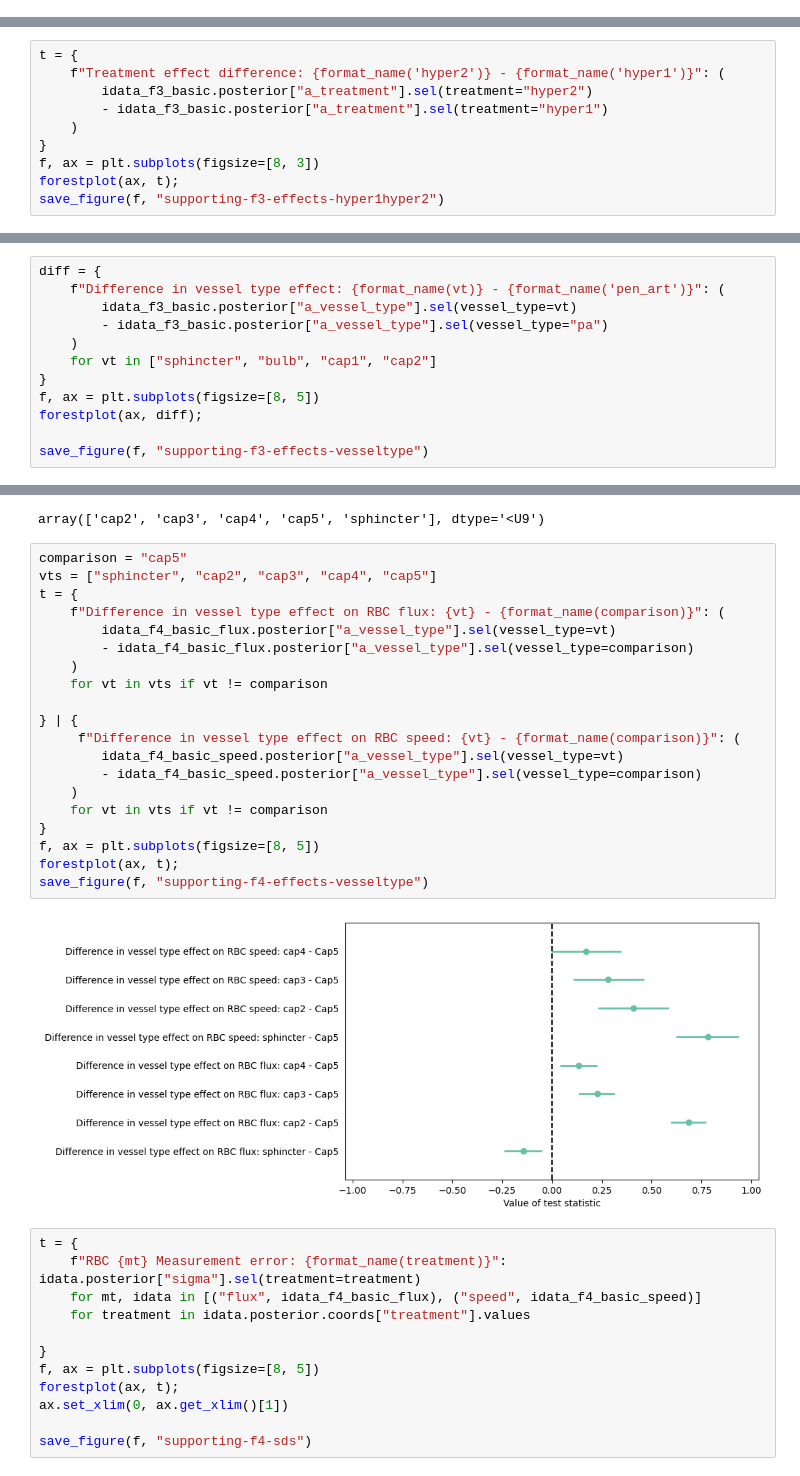
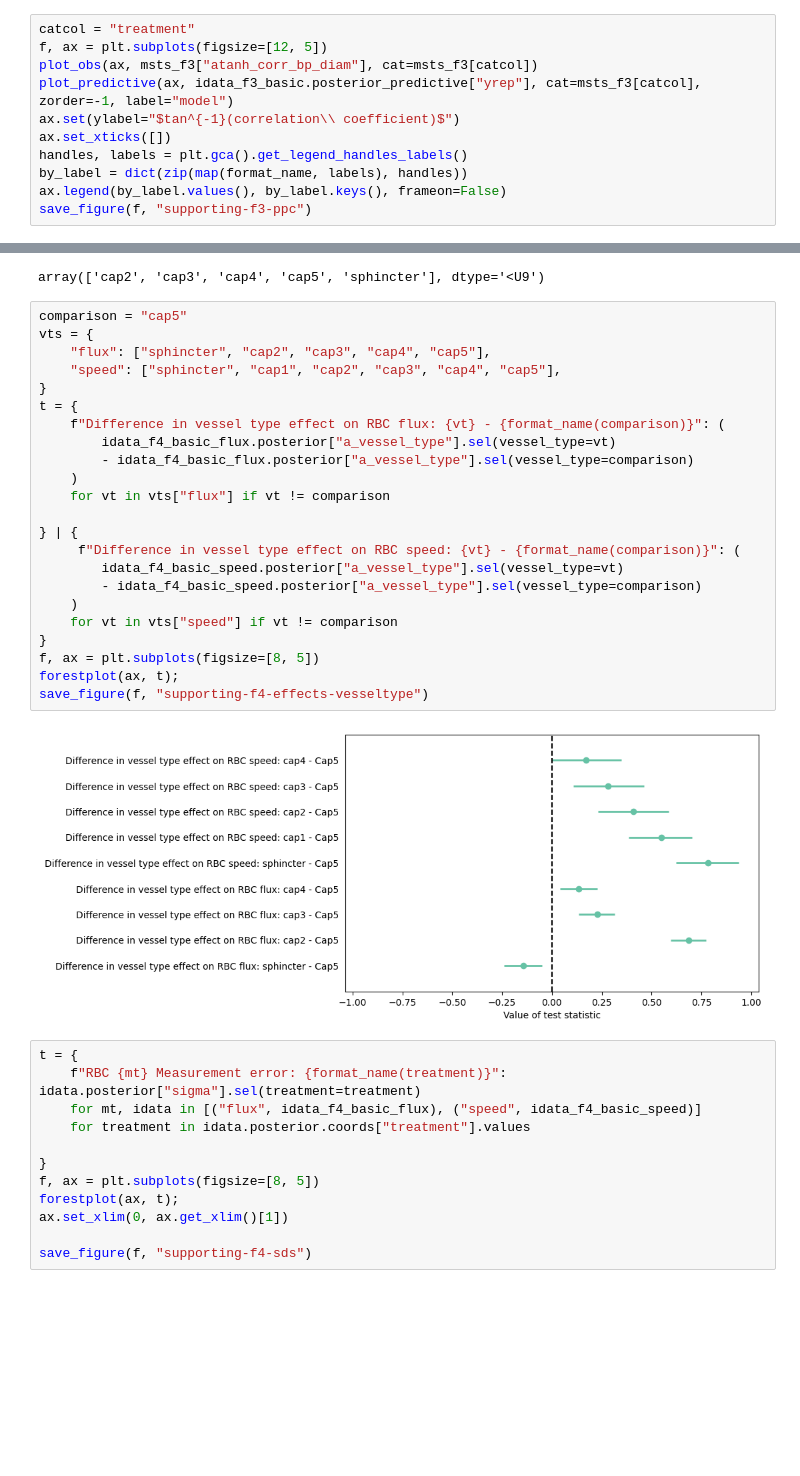
Before and after one commit to teddygroves/sphincter, a Jupyter notebook: sphincter/Supporting figures.ipynb, the cells around one changed output, grey strips where cells are left out. Drawn from its saved outputs; the diff is of its cells as text; blank space fills up the shorter version.

```diff
--- a/sphincter/Supporting figures.ipynb
+++ b/sphincter/Supporting figures.ipynb
@@ -232,0 +249,11 @@ Inference data with groups:
+# %%
+catcol = "treatment"
+f, ax = plt.subplots(figsize=[12, 5])
+plot_obs(ax, msts_f3["atanh_corr_bp_diam"], cat=msts_f3[catcol])
+plot_predictive(ax, idata_f3_basic.posterior_predictive["yrep"], cat=msts_f3[catcol], zorder=-1, label="model")
+ax.set(ylabel="$tan^{-1}(correlation\\ coefficient)$")
+ax.set_xticks([])
+handles, labels = plt.gca().get_legend_handles_labels()
+by_label = dict(zip(map(format_name, labels), handles))
+ax.legend(by_label.values(), by_label.keys(), frameon=False)
+save_figure(f, "supporting-f3-ppc")
@@ -243,12 +282,2 @@ save_figure(f, "supporting-f3-effects-age")
 # %% [output]
 [figure]
-# %%
-t = {
-    f"Treatment effect difference: {format_name('hyper2')} - {format_name('hyper1')}": (
-        idata_f3_basic.posterior["a_treatment"].sel(treatment="hyper2")
-        - idata_f3_basic.posterior["a_treatment"].sel(treatment="hyper1")
-    )
-}
-f, ax = plt.subplots(figsize=[8, 3])
-forestplot(ax, t);
-save_figure(f, "supporting-f3-effects-hyper1hyper2")
@@ -257,12 +283,0 @@ save_figure(f, "supporting-f3-effects-hyper1hyper2")
-# %%
-diff = {
-    f"Difference in vessel type effect: {format_name(vt)} - {format_name('pen_art')}": (
-        idata_f3_basic.posterior["a_vessel_type"].sel(vessel_type=vt)
-        - idata_f3_basic.posterior["a_vessel_type"].sel(vessel_type="pa")
-    )
-    for vt in ["sphincter", "bulb", "cap1", "cap2"]
-}
-f, ax = plt.subplots(figsize=[8, 5])
-forestplot(ax, diff);
-
-save_figure(f, "supporting-f3-effects-vesseltype")
@@ -326,26 +354,29 @@ idata_f4_basic_flux.posterior.coords["vessel_type"].values
 array(['cap2', 'cap3', 'cap4', 'cap5', 'sphincter'], dtype='<U9')
 # %%
 comparison = "cap5"
-vts = ["sphincter", "cap2", "cap3", "cap4", "cap5"]
+vts = {
+    "flux": ["sphincter", "cap2", "cap3", "cap4", "cap5"],
+    "speed": ["sphincter", "cap1", "cap2", "cap3", "cap4", "cap5"],
+}
 t = {
     f"Difference in vessel type effect on RBC flux: {vt} - {format_name(comparison)}": (
         idata_f4_basic_flux.posterior["a_vessel_type"].sel(vessel_type=vt)
         - idata_f4_basic_flux.posterior["a_vessel_type"].sel(vessel_type=comparison)
     )
-    for vt in vts if vt != comparison
+    for vt in vts["flux"] if vt != comparison
 
 } | {
      f"Difference in vessel type effect on RBC speed: {vt} - {format_name(comparison)}": (
         idata_f4_basic_speed.posterior["a_vessel_type"].sel(vessel_type=vt)
         - idata_f4_basic_speed.posterior["a_vessel_type"].sel(vessel_type=comparison)
     )
-    for vt in vts if vt != comparison
+    for vt in vts["speed"] if vt != comparison
 }
 f, ax = plt.subplots(figsize=[8, 5])
 forestplot(ax, t);
 save_figure(f, "supporting-f4-effects-vesseltype")
 # %% [output]
-[figure, old version]
+[figure, new version]
 # %%
 t = {
     f"RBC {mt} Measurement error: {format_name(treatment)}": idata.posterior["sigma"].sel(treatment=treatment)
```
Also changed, not shown: parts of 8 cells of this notebook, 41 other files.
